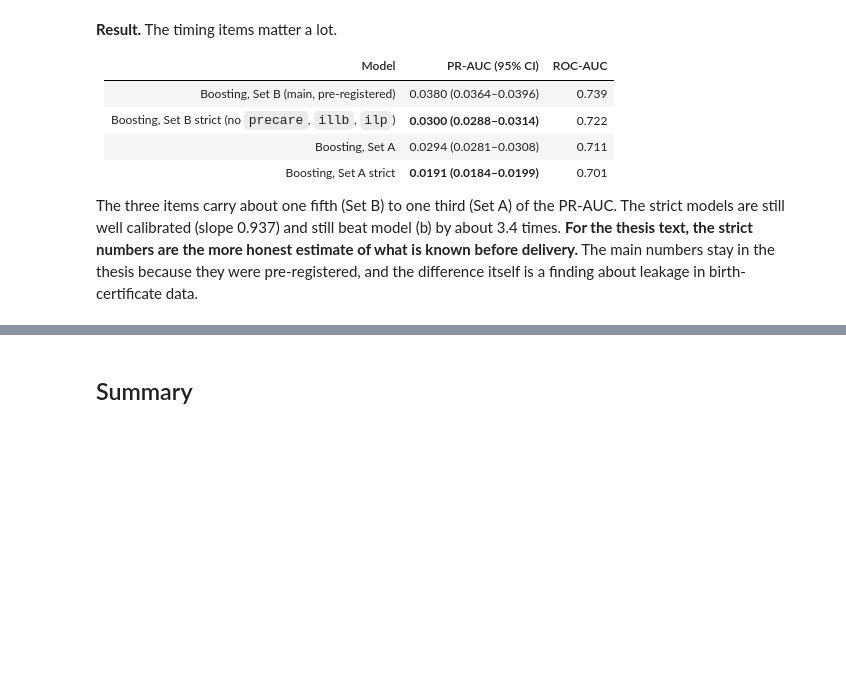
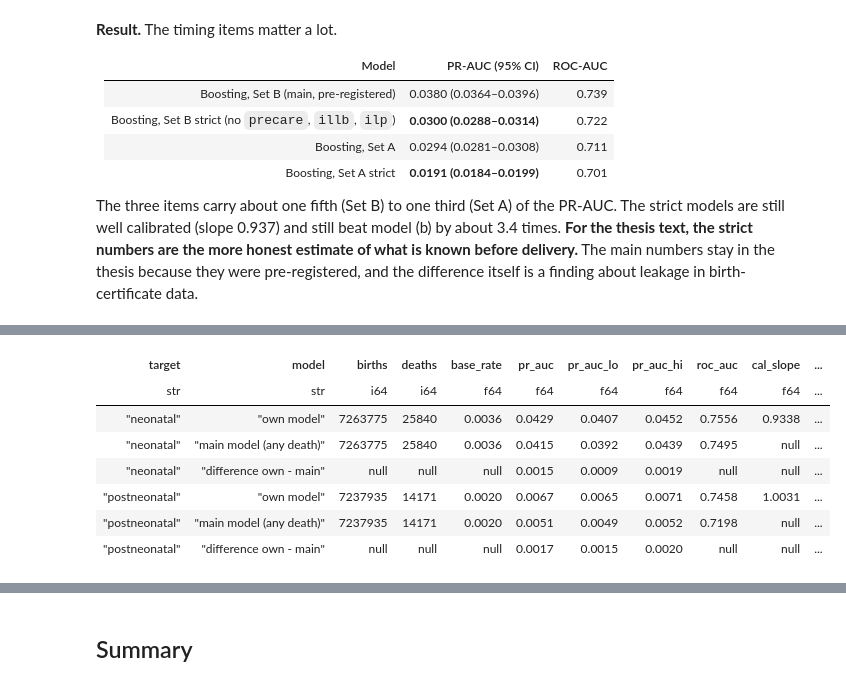
Before and after one commit to ShakulovElzar/infant-mortality-thesis, a Jupyter notebook: InfantMortalityThesis/notebooks/03_prediction.ipynb, the cells around one changed output, grey strips where cells are left out. Saved outputs shown, nothing was run; the diff lists cells and outputs as text; code cells hidden in the pictures; blank space fills up the shorter version.

```diff
--- a/InfantMortalityThesis/notebooks/03_prediction.ipynb
+++ b/InfantMortalityThesis/notebooks/03_prediction.ipynb
@@ -28,3 +25,6 @@ REBUILD = True
+# %%
+# Parameters
+REBUILD = False
 # %%
 import gc
 import json
@@ -962,0 +922,81 @@ The three items carry about one fifth (Set B) to one third (Set A) of the PR-AUC
+# %%
+def stage_agesplit():
+    cols = ",\n  ".join(f"{f.sql} AS {f.name}" for f in FEATURES)
+    base = f"""
+      SELECT {cols}, death, (death AND CAST(AGEDX AS INT) < 28) AS neo, cohort,
+        hash(cohort, file_row_number) % {SURVIVOR_SAMPLE} = 0 AS sampled
+      FROM read_parquet('{PARQUET}/cohort_*.parquet', union_by_name = true, file_row_number = true)
+      WHERE CAST(RESTATUS AS INT) < 4"""
+    con = duckdb.connect()
+    con.sql("SET threads TO 8")
+    con.sql(f"""COPY (SELECT *, CASE WHEN death THEN 1.0 ELSE {SURVIVOR_SAMPLE}.0 END AS w FROM ({base})
+                WHERE cohort BETWEEN 2016 AND 2020 AND (death OR sampled)) TO '{WORK}/train_age.parquet' (FORMAT parquet)""")
+    con.sql(f"COPY (SELECT * FROM ({base}) WHERE cohort IN (2022, 2023)) TO '{WORK}/test_age.parquet' (FORMAT parquet)")
+    con.close()
+
+    tun = pl.read_csv(REPORTS / "part1_tuning.csv")
+    params = json.loads(tun.filter((pl.col("model") == "d_hgb") & (pl.col("set") == "B"))
+                        .sort("tune_pr_auc", descending=True)["params"][0])
+    main_model = joblib.load(WORK / "model_d_hgb_B.joblib")
+    feats = SET_B
+    rows, imp_rows = [], []
+    for target in ("neonatal", "postneonatal"):
+        tr = pl.read_parquet(WORK / "train_age.parquet")
+        te = pl.read_parquet(WORK / "test_age.parquet")
+        if target == "postneonatal":                     # only babies alive at day 28
+            tr, te = tr.filter(~pl.col("neo")), te.filter(~pl.col("neo"))
+            ytr, yte = tr["death"].to_numpy(), te["death"].to_numpy()
+        else:
+            ytr, yte = tr["neo"].to_numpy(), te["neo"].to_numpy()
+        ytr, yte = ytr.astype(np.float64), yte.astype(np.float64)
+        Xte = te.select(feats).to_numpy().astype(np.float32)
+        m = fit(hgb(feats, params), tr.select(feats).to_numpy().astype(np.float32), ytr, tr["w"].cast(pl.Float64).to_numpy())
+        log(target, "fitted,", m.n_iter_, "trees")
+        joblib.dump(m, WORK / f"model_d_hgb_B_{target}.joblib")
+        preds = {"own model": predict(m, Xte), "main model (any death)": predict(main_model, Xte)}
+        srt = {k: SortedScores(yte, v) for k, v in preds.items()}
+        rng = np.random.default_rng(SEED)
+        boot = {k: [] for k in preds}
+        for r in range(N_BOOT):
+            w = rng.poisson(1.0, len(yte)).astype(np.float64)
+            for k in preds:
+                boot[k].append(srt[k].metrics(w))
+            if r % 200 == 0:
+                log(target, "bootstrap", r)
+        boot = {k: np.array(v) for k, v in boot.items()}
+        for k, p in preds.items():
+            ap, auc = srt[k].metrics()
+            (ap_lo, auc_lo), (ap_hi, auc_hi) = np.percentile(boot[k], [2.5, 97.5], axis=0)
+            rows.append({"target": target, "model": k, "births": len(yte), "deaths": int(yte.sum()),
+                         "base_rate": float(yte.mean()), "pr_auc": ap, "pr_auc_lo": ap_lo, "pr_auc_hi": ap_hi,
+                         "roc_auc": auc, "roc_auc_lo": auc_lo, "roc_auc_hi": auc_hi,
+                         **(calibration(yte, p) if k == "own model" else {})})
+        d = boot["own model"][:, 0] - boot["main model (any death)"][:, 0]
+        rows.append({"target": target, "model": "difference own - main", "pr_auc": float(np.mean(d)),
+                     "pr_auc_lo": np.percentile(d, 2.5), "pr_auc_hi": np.percentile(d, 97.5)})
+        # permutation importance on all test deaths + 1 in 10 survivors (weight 10)
+        keep = (yte == 1) | te["sampled"].to_numpy()
+        Xs, ys = Xte[keep], yte[keep]
+        ws = np.where(ys == 1, 1.0, float(SURVIVOR_SAMPLE))
+        base_ap = SortedScores(ys, predict(m, Xs)).metrics(ws)[0]
+        prng = np.random.default_rng(SEED)
+        for j, f in enumerate(feats):
+            drops = []
+            for _ in range(N_PERM):
+                Xp = Xs.copy()
+                Xp[:, j] = prng.permutation(Xp[:, j])
+                drops.append(base_ap - SortedScores(ys, predict(m, Xp)).metrics(ws)[0])
+            imp_rows.append({"target": target, "feature": f, "pr_auc_drop_mean": float(np.mean(drops)),
+                             "pr_auc_drop_sd": float(np.std(drops)), "relative_drop": float(np.mean(drops) / base_ap)})
+        log(target, "importance done")
+        del tr, te, Xte, Xs, preds, srt, boot
+        gc.collect()
+    pl.DataFrame(rows).write_csv(REPORTS / "part1_agesplit_models.csv")
+    pl.DataFrame(imp_rows).write_csv(REPORTS / "part1_agesplit_importance.csv")
+    log("done agesplit")
+
+
+run_stage(stage_agesplit, [REPORTS / "part1_agesplit_models.csv", REPORTS / "part1_agesplit_importance.csv"])
+pl.read_csv(REPORTS / "part1_agesplit_models.csv").select(
+    "target", "model", "births", "deaths", "base_rate", "pr_auc", "pr_auc_lo", "pr_auc_hi", "roc_auc", "cal_slope", "observed_over_expected")
+# %% [output]
@@ -962,0 +1019,8 @@ The three items carry about one fifth (Set B) to one third (Set A) of the PR-AUC
+| target | model | births | deaths | base_rate | pr_auc | pr_auc_lo | pr_auc_hi | roc_auc | cal_slope | ... |
+| str | str | i64 | i64 | f64 | f64 | f64 | f64 | f64 | f64 | ... |
+| "neonatal" | "own model" | 7263775 | 25840 | 0.0036 | 0.0429 | 0.0407 | 0.0452 | 0.7556 | 0.9338 | ... |
+| "neonatal" | "main model (any death)" | 7263775 | 25840 | 0.0036 | 0.0415 | 0.0392 | 0.0439 | 0.7495 | null | ... |
+| "neonatal" | "difference own - main" | null | null | null | 0.0015 | 0.0009 | 0.0019 | null | null | ... |
+| "postneonatal" | "own model" | 7237935 | 14171 | 0.0020 | 0.0067 | 0.0065 | 0.0071 | 0.7458 | 1.0031 | ... |
+| "postneonatal" | "main model (any death)" | 7237935 | 14171 | 0.0020 | 0.0051 | 0.0049 | 0.0052 | 0.7198 | null | ... |
+| "postneonatal" | "difference own - main" | null | null | null | 0.0017 | 0.0015 | 0.0020 | null | null | ... |
```
Also changed, not shown: parts of 13 cells of this notebook, 8 other files.
